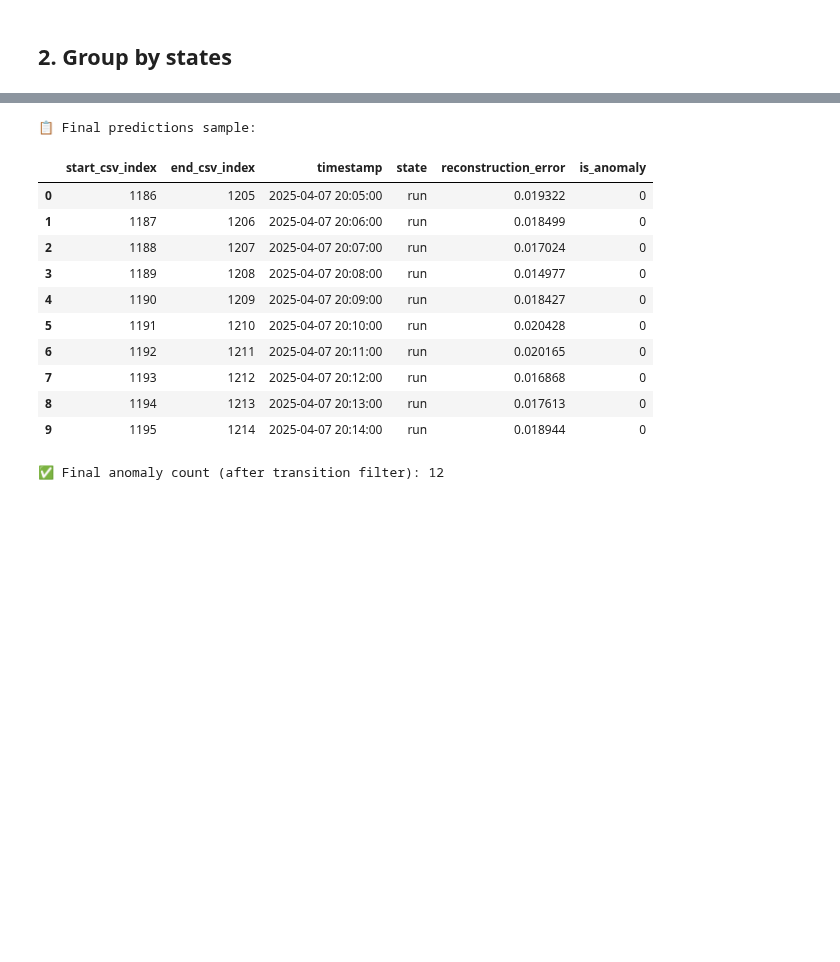
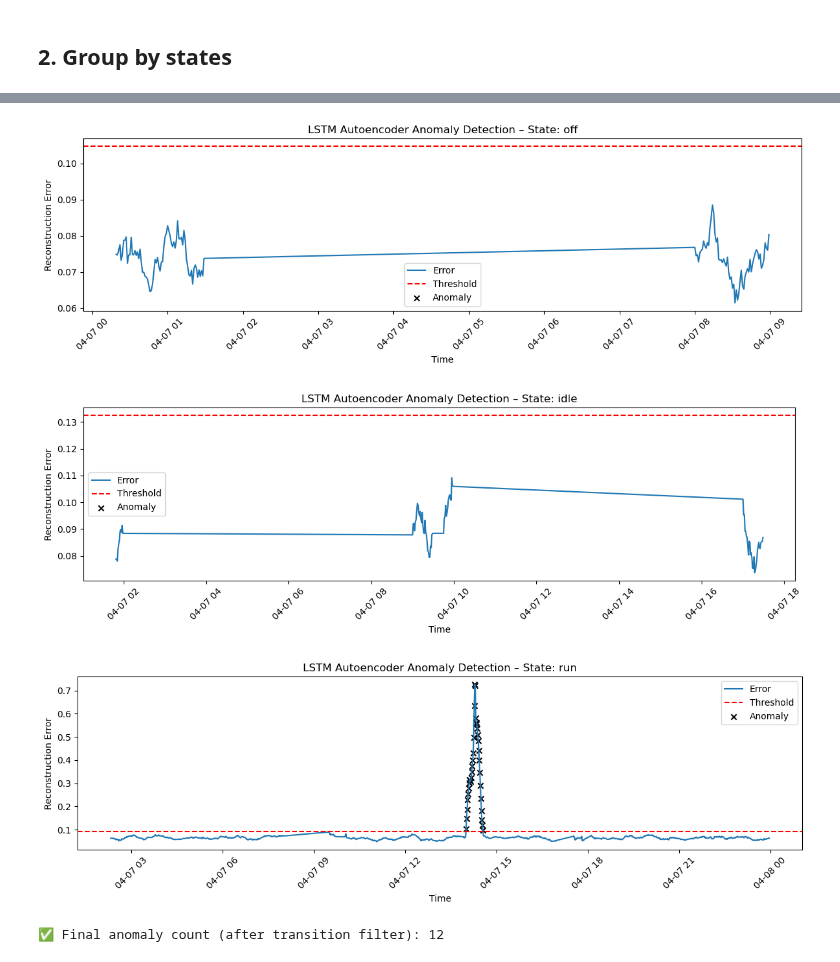
Before and after one commit to advancedbmt/anomaly-detection, a Jupyter notebook: test_cases/staging_lstm_autoencoder.ipynb, the cells around one changed output, grey strips where cells are left out. Drawn from its saved outputs; the diff is of its cells as text; code cells hidden in the pictures; blank space fills up the shorter version.

Commit message:
adding multi-tag detection support

```diff
--- a/test_cases/staging_lstm_autoencoder.ipynb
+++ b/test_cases/staging_lstm_autoencoder.ipynb
@@ -103,15 +102,6 @@ Y, start_idx_test, end_idx_test = create_sequences_debug(run_scaled_test, index_
 # %%
-# 📂 Step 4: Train and test LSTM Autoencoder on 'run' state
-
-
-# 2️⃣ Build LSTM autoencoder model
-model = Sequential([
-    LSTM(64, activation='relu', input_shape=(X.shape[1], X.shape[2]), return_sequences=False),
-    RepeatVector(X.shape[1]),
-    LSTM(64, activation='relu', return_sequences=True),
-    TimeDistributed(Dense(X.shape[2]))
-])
-model.compile(optimizer=Adam(1e-3), loss='mse')
-
-# 3️⃣ Train the model
-model.fit(X, X, epochs=10, batch_size=128, validation_split=0.2, verbose=1)
+# Parameters
+seq_len = 20
+batch_size = 128
+epochs = 10
+state_models = {}
@@ -173,36 +273,25 @@ plt.show()
 # %%
-# 📂 Step 5: Final result table for 'run' state
-
-is_anomaly = (errors > threshold).astype(int)
-
-result_df = pd.DataFrame({
-    'start_csv_index': start_test,
-    'end_csv_index': end_test,
-    'timestamp': df_train_raw.loc[end_test, 'timestamp'].values,
-    'state': 'run',
-    'reconstruction_error': errors,
-    'is_anomaly': is_anomaly
-})
-
-# 🧪 Print sample
-print("📋 Final predictions sample:")
-display(result_df.head(10))
-
-# ✅ Save to variable for later
-run_results_df = result_df.copy()
+for state in final_results["state"].unique():
+    subset = final_results[final_results["state"] == state]
+    plt.figure(figsize=(12, 4))
+    plt.plot(subset["timestamp"], subset["reconstruction_error"], label="Error")
+    plt.axhline(y=subset["threshold"].iloc[0], color='red', linestyle='--', label="Threshold")
+    plt.scatter(
+        subset["timestamp"][subset["is_anomaly"] == 1],
+        subset["reconstruction_error"][subset["is_anomaly"] == 1],
+        color='black', marker='x', label='Anomaly'
+    )
+    plt.title(f"LSTM Autoencoder Anomaly Detection – State: {state}")
+    plt.xlabel("Time")
+    plt.ylabel("Reconstruction Error")
+    plt.legend()
+    plt.xticks(rotation=45)
+    plt.tight_layout()
+    plt.show()
 # %% [output]
-📋 Final predictions sample:
-|  | start_csv_index | end_csv_index | timestamp | state | reconstruction_error | is_anomaly |
-| 0 | 1186 | 1205 | 2025-04-07 20:05:00 | run | 0.019322 | 0 |
-| 1 | 1187 | 1206 | 2025-04-07 20:06:00 | run | 0.018499 | 0 |
-| 2 | 1188 | 1207 | 2025-04-07 20:07:00 | run | 0.017024 | 0 |
-| 3 | 1189 | 1208 | 2025-04-07 20:08:00 | run | 0.014977 | 0 |
-| 4 | 1190 | 1209 | 2025-04-07 20:09:00 | run | 0.018427 | 0 |
-| 5 | 1191 | 1210 | 2025-04-07 20:10:00 | run | 0.020428 | 0 |
-| 6 | 1192 | 1211 | 2025-04-07 20:11:00 | run | 0.020165 | 0 |
-| 7 | 1193 | 1212 | 2025-04-07 20:12:00 | run | 0.016868 | 0 |
-| 8 | 1194 | 1213 | 2025-04-07 20:13:00 | run | 0.017613 | 0 |
-| 9 | 1195 | 1214 | 2025-04-07 20:14:00 | run | 0.018944 | 0 |
+[figure, added]
+[figure, added]
+[figure, added]
 # %%
 # 📂 Stage 3: Filter out anomalies during state transitions
 
```
Also changed, not shown: parts of 5 cells of this notebook.
